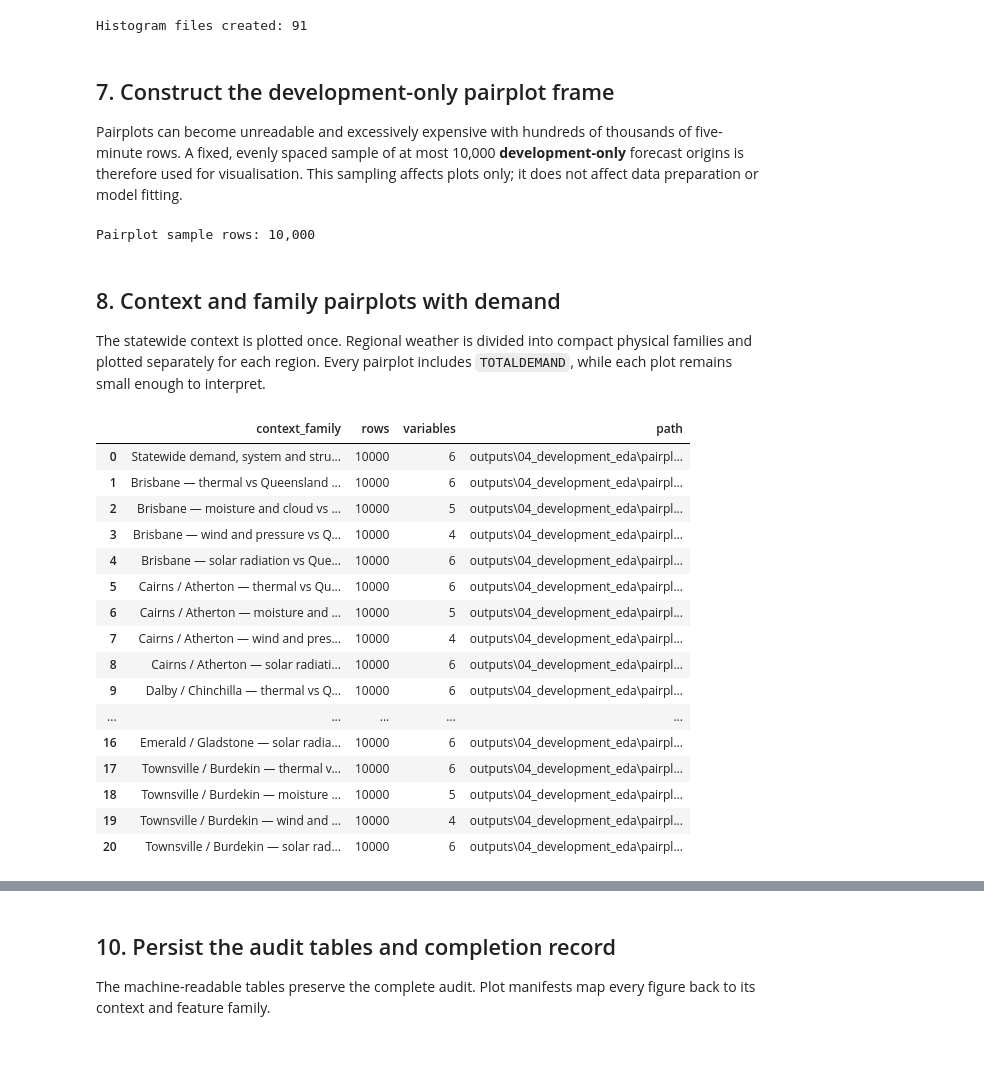
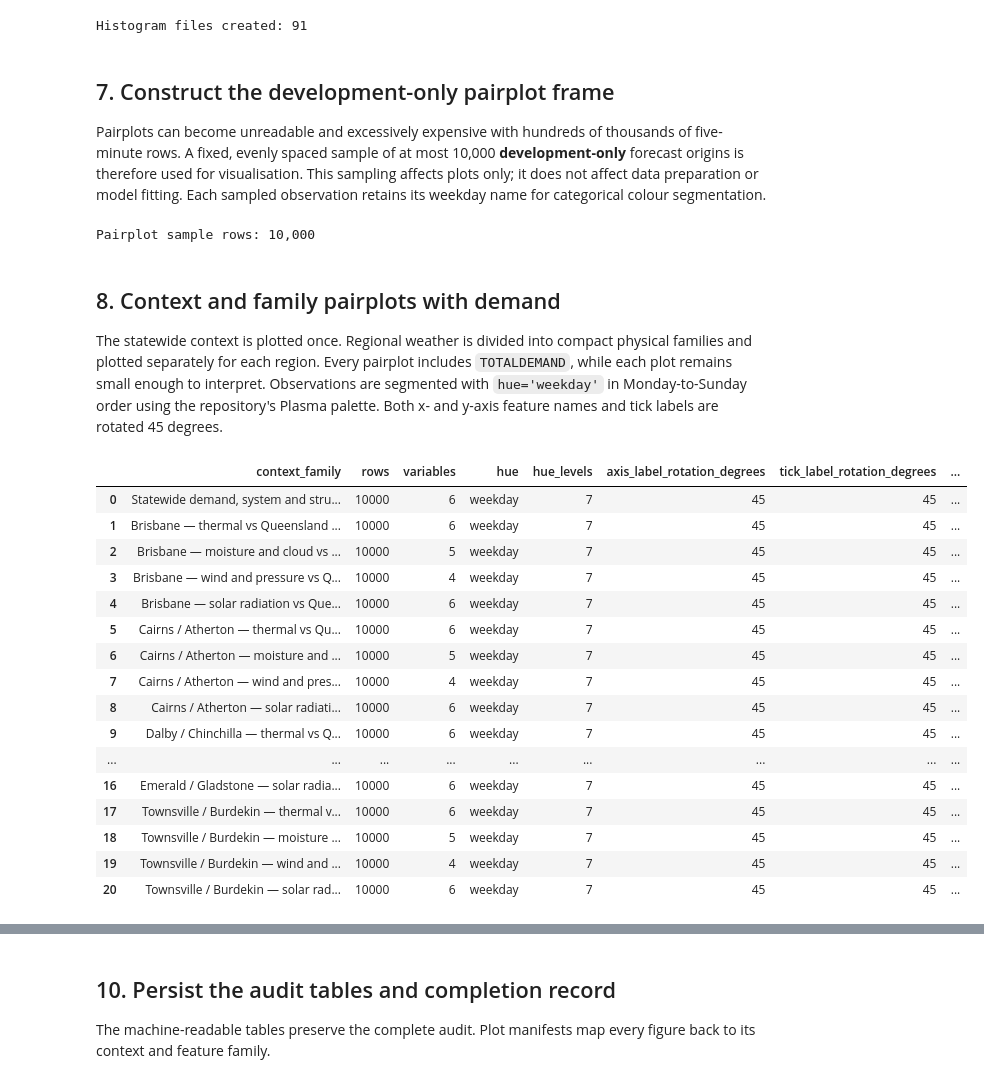
Before and after one commit to cruss19/qld-energy-rr, a Jupyter notebook: notebooks/04_development_data_quality_and_eda.ipynb, the cells around one changed output, grey strips where cells are left out. Cells and saved outputs as stored; diff of their text form; code cells hidden in the pictures; blank space fills up the shorter version.

Commit message:
Segment RR pairplots by weekday

```diff
--- a/notebooks/04_development_data_quality_and_eda.ipynb
+++ b/notebooks/04_development_data_quality_and_eda.ipynb
@@ -452,7 +452,7 @@ Histogram files created: 91
 # %% [markdown]
 ## 7. Construct the development-only pairplot frame
 
-Pairplots can become unreadable and excessively expensive with hundreds of thousands of five-minute rows. A fixed, evenly spaced sample of at most 10,000 **development-only** forecast origins is therefore used for visualisation. This sampling affects plots only; it does not affect data preparation or model fitting.
+Pairplots can become unreadable and excessively expensive with hundreds of thousands of five-minute rows. A fixed, evenly spaced sample of at most 10,000 **development-only** forecast origins is therefore used for visualisation. This sampling affects plots only; it does not affect data preparation or model fitting. Each sampled observation retains its weekday name for categorical colour segmentation.
 # %%
 PAIRPLOT_SAMPLE_SIZE = 10_000
 pairplot_base = development_base[
@@ -477,6 +477,17 @@ for region in REGION_ORDER:
 if pairplot_base['SETTLEMENTDATE'].dt.year.max() != 2019:
     raise RuntimeError('Locked 2020 data entered the pairplot frame.')
 
+WEEKDAY_ORDER = [
+    'Monday', 'Tuesday', 'Wednesday', 'Thursday', 'Friday', 'Saturday', 'Sunday',
+]
+pairplot_base['weekday'] = pd.Categorical(
+    pairplot_base['SETTLEMENTDATE'].dt.day_name(),
+    categories=WEEKDAY_ORDER,
+    ordered=True,
+)
+if pairplot_base['weekday'].isna().any():
+    raise RuntimeError('Weekday segmentation contains a missing category.')
+
 sample_positions = np.linspace(
     0, len(pairplot_base) - 1,
     num=min(PAIRPLOT_SAMPLE_SIZE, len(pairplot_base)),
@@ -489,7 +500,7 @@ Pairplot sample rows: 10,000
 # %% [markdown]
 ## 8. Context and family pairplots with demand
 
-The statewide context is plotted once. Regional weather is divided into compact physical families and plotted separately for each region. Every pairplot includes `TOTALDEMAND`, while each plot remains small enough to interpret.
+The statewide context is plotted once. Regional weather is divided into compact physical families and plotted separately for each region. Every pairplot includes `TOTALDEMAND`, while each plot remains small enough to interpret. Observations are segmented with `hue='weekday'` in Monday-to-Sunday order using the repository's Plasma palette. Both x- and y-axis feature names and tick labels are rotated 45 degrees.
 # %%
 WEATHER_FAMILIES = {
     'thermal': [
@@ -510,13 +521,19 @@ WEATHER_FAMILIES = {
 
 
 def save_pairplot(frame: pd.DataFrame, columns: list[str], title: str, output_path: Path) -> dict:
-    plot_frame = frame[columns].replace([np.inf, -np.inf], np.nan).dropna()
+    plot_frame = frame[['weekday', *columns]].replace([np.inf, -np.inf], np.nan).dropna()
+    if plot_frame['weekday'].nunique() != len(WEEKDAY_ORDER):
+        raise RuntimeError(f'Incomplete weekday hue coverage for {title}')
     grid = sns.pairplot(
         plot_frame,
+        vars=columns,
+        hue='weekday',
+        hue_order=WEEKDAY_ORDER,
+        palette=sns.color_palette('plasma', n_colors=len(WEEKDAY_ORDER)),
         corner=True,
         diag_kind='hist',
         plot_kws={'s': 8, 'alpha': 0.18, 'edgecolor': 'none'},
-        diag_kws={'bins': 40, 'color': RR_COLORS[0]},
+        diag_kws={'bins': 40, 'alpha': 0.55},
     )
     grid.figure.suptitle(title, y=1.02)
     rotate_pairplot_feature_labels(grid)
@@ -524,52 +541,56 @@ def save_pairplot(frame: pd.DataFrame, columns: list[str], title: str, output_pa
     plt.close(grid.figure)
     return {
         'context_family': title,
         'rows': len(plot_frame),
         'variables': len(columns),
+        'hue': 'weekday',
+        'hue_levels': len(WEEKDAY_ORDER),
+        'axis_label_rotation_degrees': 45,
+        'tick_label_rotation_degrees': 45,
         'path': str(output_path.relative_to(PROJECT_ROOT)),
     }
 
 
 pairplot_rows = []
 pairplot_rows.append(save_pairplot(
     pairplot_sample,
     ['TOTALDEMAND', 'AVAILABLEGENERATION', 'NETINTERCHANGE', 'UIGF', 'supply_cushion_mw', 'total_qld_population'],
     'Statewide demand, system and structural context',
-    PAIRPLOT_DIRECTORY / 'statewide_demand_system_structure.png',
+    PAIRPLOT_DIRECTORY / 'statewide_demand_system_structure__weekday.png',
 ))
 
 for region in REGION_ORDER:
     prefix = safe_filename(region)
     for family, features in WEATHER_FAMILIES.items():
         columns = ['TOTALDEMAND', *[f'{prefix}__{feature}' for feature in features]]
         pairplot_rows.append(save_pairplot(
             pairplot_sample,
             columns,
             f'{region} — {family.replace("_", " ")} vs Queensland demand',
-            PAIRPLOT_DIRECTORY / f'{prefix}__{family}.png',
+            PAIRPLOT_DIRECTORY / f'{prefix}__{family}__weekday.png',
         ))
 
 pairplot_manifest = pd.DataFrame(pairplot_rows)
 pairplot_manifest.to_csv(PLOT_DIRECTORY / 'pairplot_manifest.csv', index=False)
 display(pairplot_manifest)
 # %% [output]
-|  | context_family | rows | variables | path |
-| 0 | Statewide demand, system and stru... | 10000 | 6 | outputs\04_development_eda\pairpl... |
-| 1 | Brisbane — thermal vs Queensland ... | 10000 | 6 | outputs\04_development_eda\pairpl... |
-| 2 | Brisbane — moisture and cloud vs ... | 10000 | 5 | outputs\04_development_eda\pairpl... |
-| 3 | Brisbane — wind and pressure vs Q... | 10000 | 4 | outputs\04_development_eda\pairpl... |
-| 4 | Brisbane — solar radiation vs Que... | 10000 | 6 | outputs\04_development_eda\pairpl... |
-| 5 | Cairns / Atherton — thermal vs Qu... | 10000 | 6 | outputs\04_development_eda\pairpl... |
-| 6 | Cairns / Atherton — moisture and ... | 10000 | 5 | outputs\04_development_eda\pairpl... |
-| 7 | Cairns / Atherton — wind and pres... | 10000 | 4 | outputs\04_development_eda\pairpl... |
-| 8 | Cairns / Atherton — solar radiati... | 10000 | 6 | outputs\04_development_eda\pairpl... |
-| 9 | Dalby / Chinchilla — thermal vs Q... | 10000 | 6 | outputs\04_development_eda\pairpl... |
-| ... | ... | ... | ... | ... |
-| 16 | Emerald / Gladstone — solar radia... | 10000 | 6 | outputs\04_development_eda\pairpl... |
-| 17 | Townsville / Burdekin — thermal v... | 10000 | 6 | outputs\04_development_eda\pairpl... |
-| 18 | Townsville / Burdekin — moisture ... | 10000 | 5 | outputs\04_development_eda\pairpl... |
-| 19 | Townsville / Burdekin — wind and ... | 10000 | 4 | outputs\04_development_eda\pairpl... |
-| 20 | Townsville / Burdekin — solar rad... | 10000 | 6 | outputs\04_development_eda\pairpl... |
+|  | context_family | rows | variables | hue | hue_levels | axis_label_rotation_degrees | tick_label_rotation_degrees | ... |
+| 0 | Statewide demand, system and stru... | 10000 | 6 | weekday | 7 | 45 | 45 | ... |
+| 1 | Brisbane — thermal vs Queensland ... | 10000 | 6 | weekday | 7 | 45 | 45 | ... |
+| 2 | Brisbane — moisture and cloud vs ... | 10000 | 5 | weekday | 7 | 45 | 45 | ... |
+| 3 | Brisbane — wind and pressure vs Q... | 10000 | 4 | weekday | 7 | 45 | 45 | ... |
+| 4 | Brisbane — solar radiation vs Que... | 10000 | 6 | weekday | 7 | 45 | 45 | ... |
+| 5 | Cairns / Atherton — thermal vs Qu... | 10000 | 6 | weekday | 7 | 45 | 45 | ... |
+| 6 | Cairns / Atherton — moisture and ... | 10000 | 5 | weekday | 7 | 45 | 45 | ... |
+| 7 | Cairns / Atherton — wind and pres... | 10000 | 4 | weekday | 7 | 45 | 45 | ... |
+| 8 | Cairns / Atherton — solar radiati... | 10000 | 6 | weekday | 7 | 45 | 45 | ... |
+| 9 | Dalby / Chinchilla — thermal vs Q... | 10000 | 6 | weekday | 7 | 45 | 45 | ... |
+| ... | ... | ... | ... | ... | ... | ... | ... | ... |
+| 16 | Emerald / Gladstone — solar radia... | 10000 | 6 | weekday | 7 | 45 | 45 | ... |
+| 17 | Townsville / Burdekin — thermal v... | 10000 | 6 | weekday | 7 | 45 | 45 | ... |
+| 18 | Townsville / Burdekin — moisture ... | 10000 | 5 | weekday | 7 | 45 | 45 | ... |
+| 19 | Townsville / Burdekin — wind and ... | 10000 | 4 | weekday | 7 | 45 | 45 | ... |
+| 20 | Townsville / Burdekin — solar rad... | 10000 | 6 | weekday | 7 | 45 | 45 | ... |
 # %% [markdown]
 ## 9. Average weekday duck-belly profiles: 2017 versus 2019
 
```
Also changed, not shown: 1 other file.
